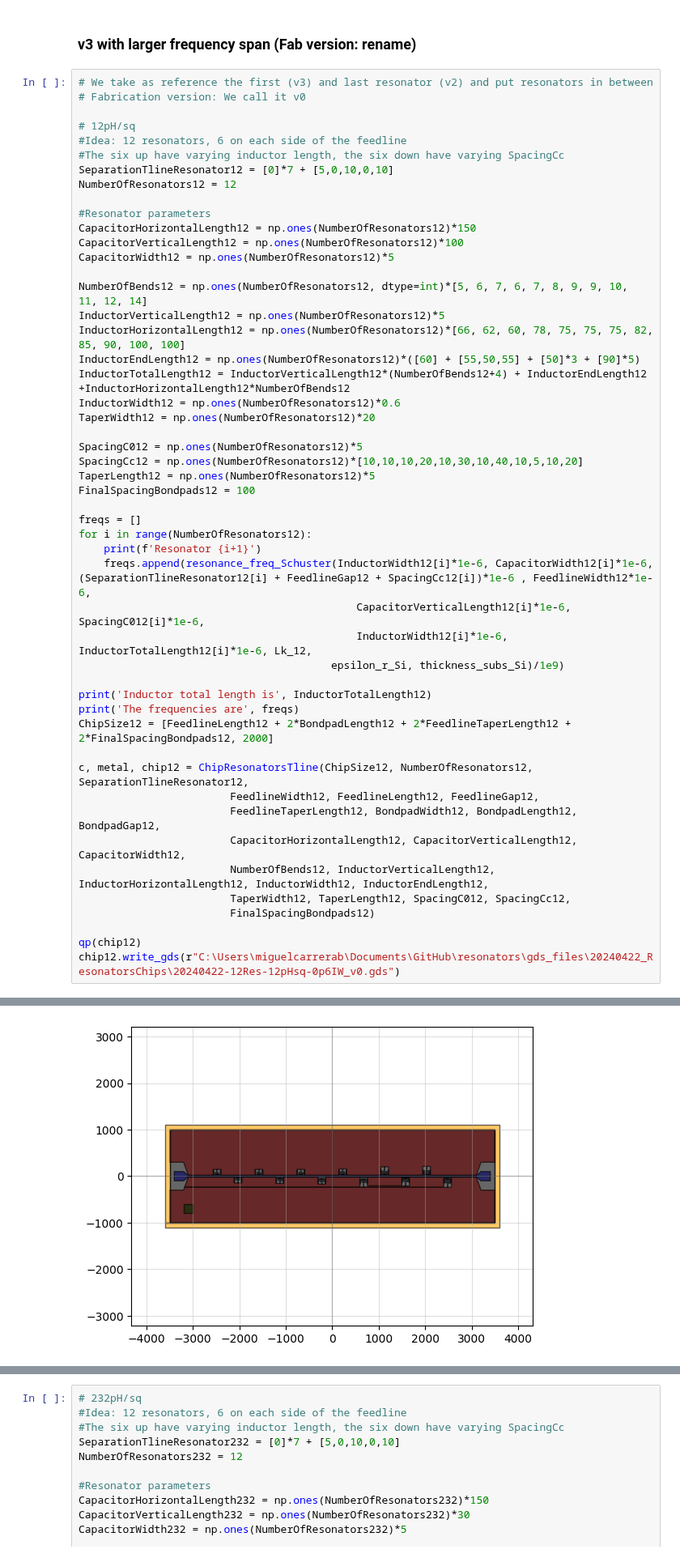
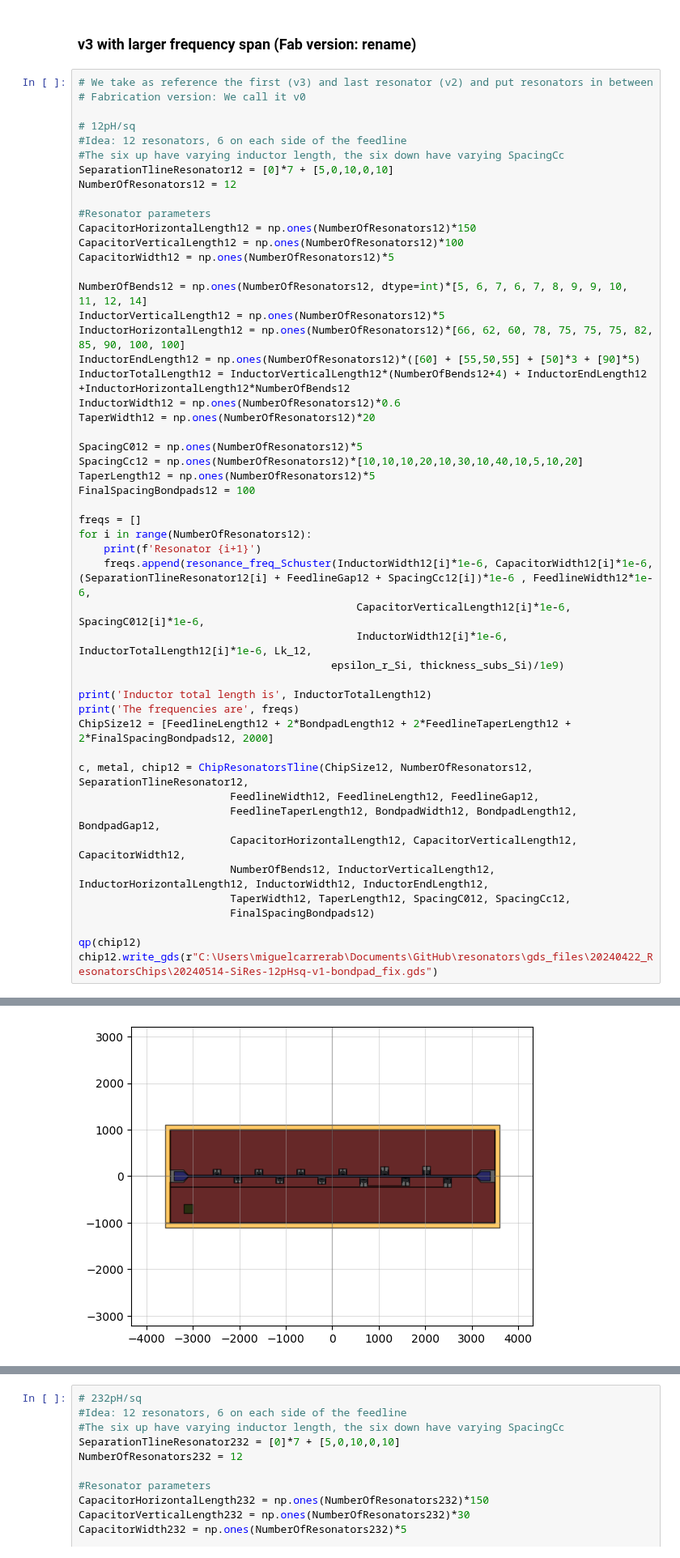
Before and after one commit to cbelo/resonators, a Jupyter notebook: 20240420-chips/design_chips.ipynb, the cells around one changed output, grey strips where cells are left out. Shown at 81% size. Saved outputs shown, nothing was run; the diff lists cells and outputs as text.

```diff
--- a/20240420-chips/design_chips.ipynb
+++ b/20240420-chips/design_chips.ipynb
@@ -485,32 +501,32 @@ print('Inductor total length is', InductorTotalLength12)
 print('The frequencies are', freqs)
 ChipSize12 = [FeedlineLength12 + 2*BondpadLength12 + 2*FeedlineTaperLength12 + 2*FinalSpacingBondpads12, 2000]
 
 c, metal, chip12 = ChipResonatorsTline(ChipSize12, NumberOfResonators12, SeparationTlineResonator12,
                         FeedlineWidth12, FeedlineLength12, FeedlineGap12,
                         FeedlineTaperLength12, BondpadWidth12, BondpadLength12, BondpadGap12,
                         CapacitorHorizontalLength12, CapacitorVerticalLength12, CapacitorWidth12,
                         NumberOfBends12, InductorVerticalLength12, InductorHorizontalLength12, InductorWidth12, InductorEndLength12,
                         TaperWidth12, TaperLength12, SpacingC012, SpacingCc12,
                         FinalSpacingBondpads12)
 
 qp(chip12)
-chip12.write_gds(r"C:\Users\miguelcarrerab\Documents\GitHub\resonators\gds_files\20240422_ResonatorsChips\20240422-12Res-12pHsq-0p6IW_v0.gds")
+chip12.write_gds(r"C:\Users\miguelcarrerab\Documents\GitHub\resonators\gds_files\20240422_ResonatorsChips\20240514-SiRes-12pHsq-v1-bondpad_fix.gds")
 # %% [output]
 Resonator 1
  Lg: 9.135461097353812 nH
  Cg: 37.89856914206288 fF
  Cc: 0.26205878946577893 fF
 Resonator 2
  Lg: 10.017310799519272 nH
  Cg: 37.89856914206288 fF
  Cc: 0.26205878946577893 fF
 Resonator 3
  Lg: 11.02513903056551 nH
  Cg: 37.89856914206288 fF
  Cc: 0.26205878946577893 fF
 ... (34 lines left out)
  Cg: 37.89856914206288 fF
  Cc: 0.21974756639967397 fF
 Inductor total length is [ 435.  477.  525.  573.  630.  710.  790.  893. 1010. 1155. 1370. 1580.]
 The frequencies are [8.524072584481166, 8.140232347769352, 7.7592605978126326, 7.42980100916603, 7.083311461156318, 6.676088264344437, 6.3255715915891795, 5.954143048829514, 5.594462759572383, 5.23260 ...
-[figure, old version]
+[figure, new version]
```
Also changed, not shown: parts of 10 cells of this notebook, 6 other files.
